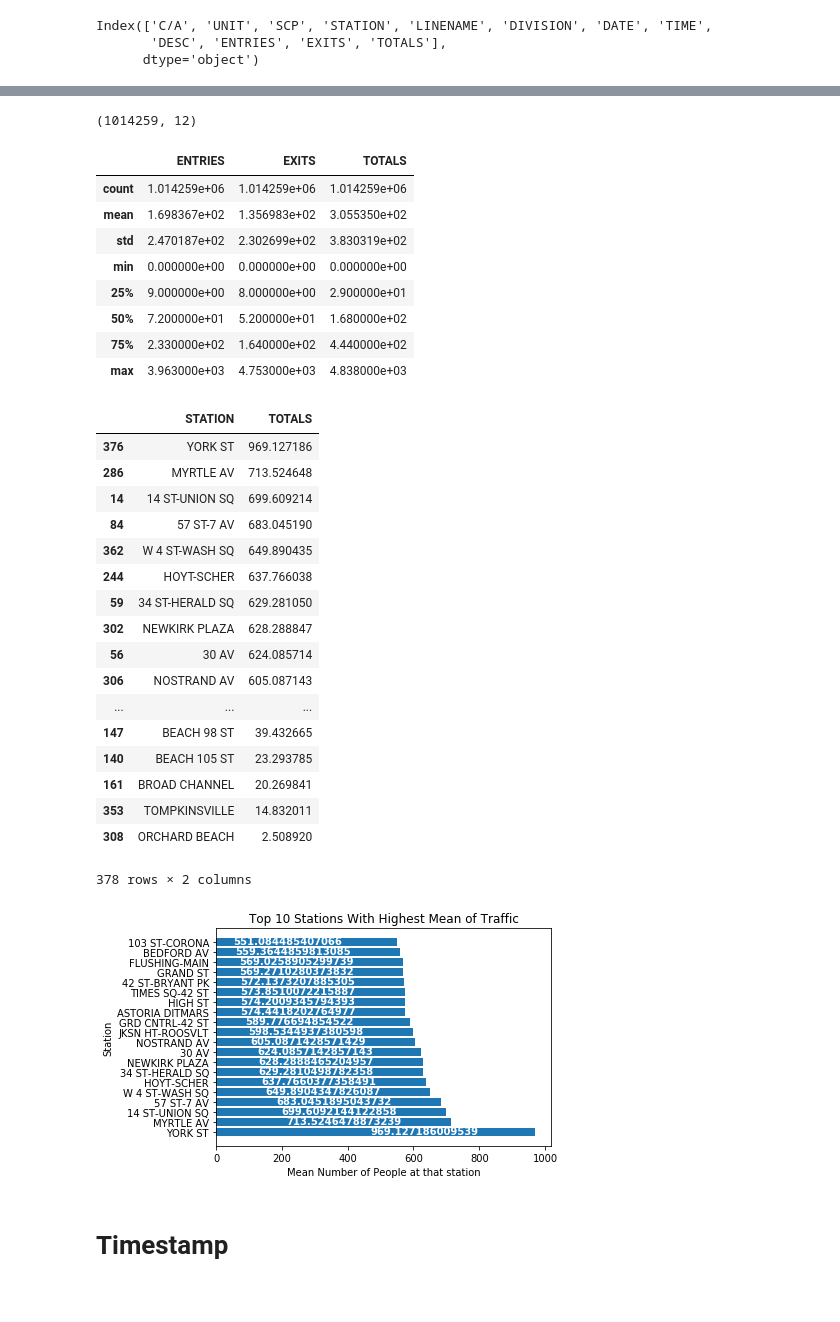
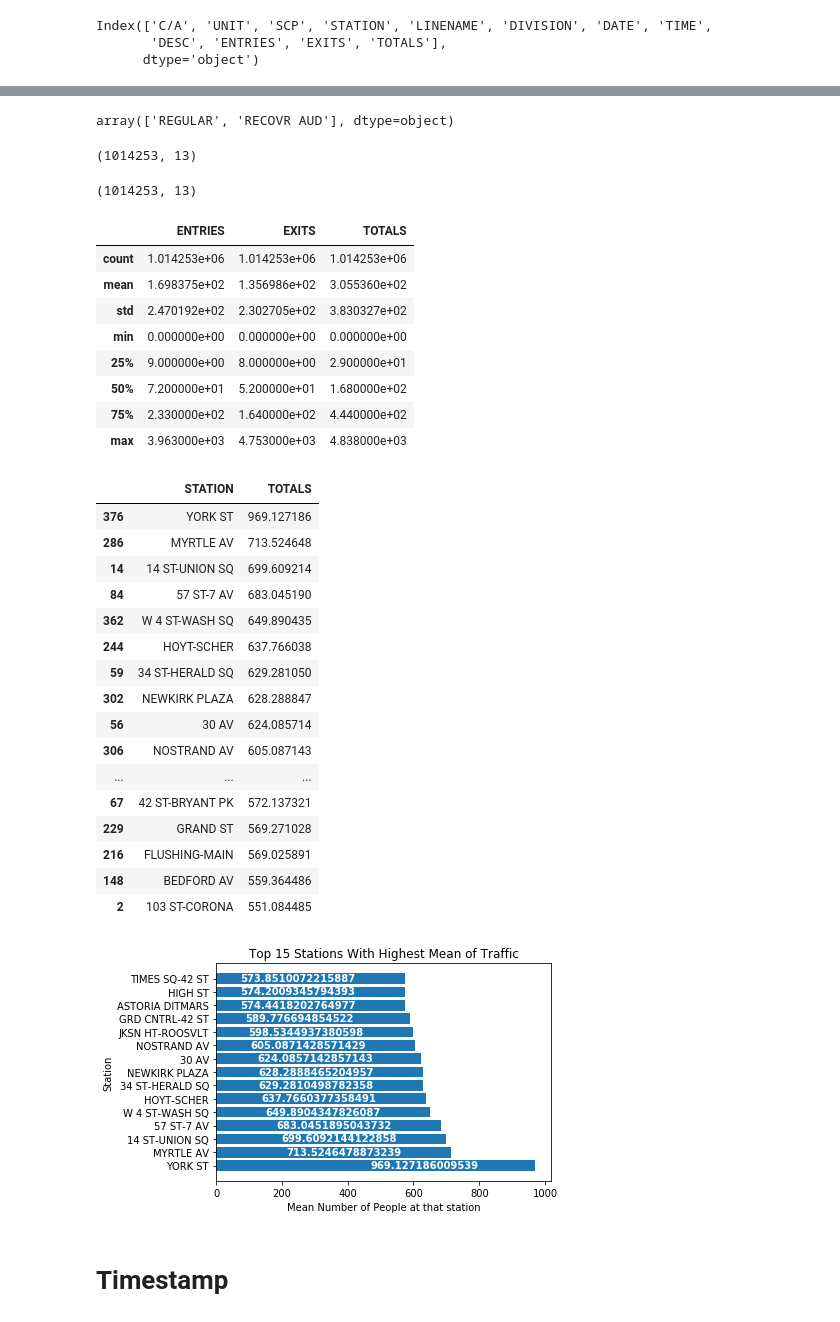
Before and after one commit to jporcaro1771/Gala_Project, a Jupyter notebook: Clean Turnstile Totals.ipynb, the cells around one changed output, grey strips where cells are left out. Drawn from its saved outputs; the diff is of its cells as text; code cells hidden in the pictures.

Commit message:
changed mappings of data, remove duplicate values

```diff
--- a/Clean Turnstile Totals.ipynb
+++ b/Clean Turnstile Totals.ipynb
@@ -79,8 +72,10 @@ new_df = (df
           .set_index(['C/A', 'UNIT', 'SCP', 'STATION', 'LINENAME', 'DIVISION', 'DATE', 'TIME',
        'DESC'])
           .groupby(['C/A', 'UNIT', 'SCP', 'STATION'])
-          .diff())
+          .diff(periods=-1))
 new_df = new_df.fillna(0)
+new_df['ENTRIES'] = -1 * new_df['ENTRIES']
+new_df['EXITS'] = -1 * new_df['EXITS']
 new_df['TOTALS'] = new_df['ENTRIES'] + new_df['EXITS']
 new_df = new_df.reset_index()
 new_df
@@ -207,14 +155,23 @@ new_df
+# %%
+new_df['DESC'].unique()
+# %% [output]
+array(['REGULAR', 'RECOVR AUD'], dtype=object)
 # %%
 new_df.shape
 # %% [output]
-(1014259, 12)
+(1014253, 13)
+# %%
+new_df = new_df.drop_duplicates(subset=['C/A', 'UNIT', 'SCP', 'STATION', 'DATE', 'TIME'])
+new_df.shape
+# %% [output]
+(1014253, 13)
 # %%
 new_df.describe()
 # %% [output]
 |  | ENTRIES | EXITS | TOTALS |
-| count | 1.014259e+06 | 1.014259e+06 | 1.014259e+06 |
-| mean | 1.698367e+02 | 1.356983e+02 | 3.055350e+02 |
-| std | 2.470187e+02 | 2.302699e+02 | 3.830319e+02 |
+| count | 1.014253e+06 | 1.014253e+06 | 1.014253e+06 |
+| mean | 1.698375e+02 | 1.356986e+02 | 3.055360e+02 |
+| std | 2.470192e+02 | 2.302705e+02 | 3.830327e+02 |
 | min | 0.000000e+00 | 0.000000e+00 | 0.000000e+00 |
 | 25% | 9.000000e+00 | 8.000000e+00 | 2.900000e+01 |
 | 50% | 7.200000e+01 | 5.200000e+01 | 1.680000e+02 |
@@ -223,7 +180,7 @@ new_df.describe()
 # %%
 station_df = new_df.groupby('STATION', as_index=False)['TOTALS'].mean()
 station_df = station_df.sort_values(by=['TOTALS'], ascending=False)
-station_df
+station_df.head(20)
 # %% [output]
 |  | STATION | TOTALS |
 | 376 | YORK ST | 969.127186 |
@@ -237,24 +194,23 @@ station_df
 | 56 | 30 AV | 624.085714 |
 | 306 | NOSTRAND AV | 605.087143 |
 | ... | ... | ... |
-| 147 | BEACH 98 ST | 39.432665 |
-| 140 | BEACH 105 ST | 23.293785 |
-| 161 | BROAD CHANNEL | 20.269841 |
-| 353 | TOMPKINSVILLE | 14.832011 |
-| 308 | ORCHARD BEACH | 2.508920 |
+| 67 | 42 ST-BRYANT PK | 572.137321 |
+| 229 | GRAND ST | 569.271028 |
+| 216 | FLUSHING-MAIN | 569.025891 |
+| 148 | BEDFORD AV | 559.364486 |
+| 2 | 103 ST-CORONA | 551.084485 |
-378 rows × 2 columns
 # %%
 import matplotlib.pyplot as plt
 import numpy as np
-top_ten_station = station_df[0:20]
+top_ten_station = station_df[0:15]
 plt.barh(top_ten_station['STATION'],top_ten_station['TOTALS'])
 plt.xlabel('Mean Number of People at that station')
 plt.ylabel('Station')
-plt.title('Top 10 Stations With Highest Mean of Traffic')
+plt.title('Top 15 Stations With Highest Mean of Traffic')
 for i, v in enumerate(top_ten_station['TOTALS']):
     plt.text(v-500, i-0.2, str(v), color='white', fontweight='bold')
 # %% [output]
-[figure, old version]
+[figure, new version]
 # %% [markdown]
 # Timestamp
 # %%
```
Also changed, not shown: parts of 28 cells of this notebook.
